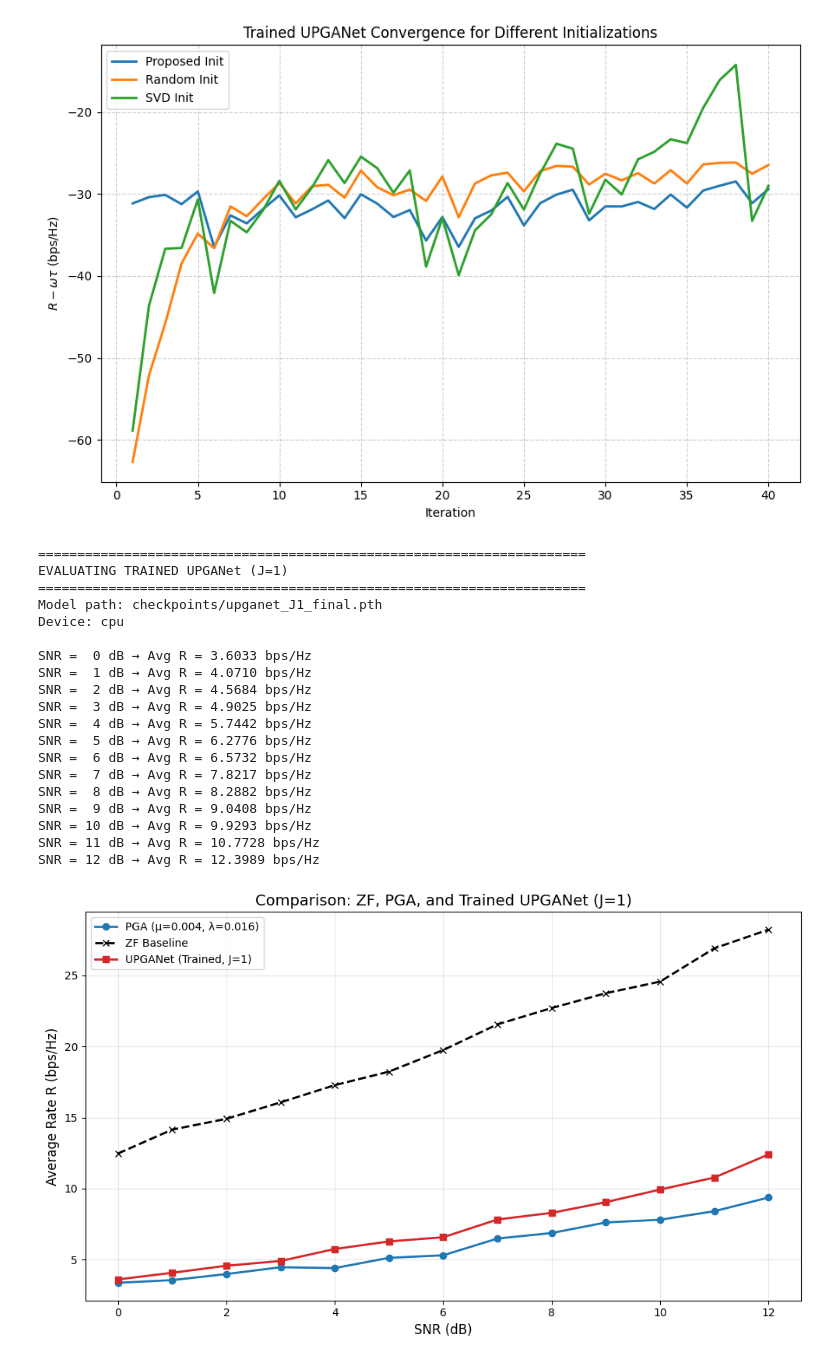
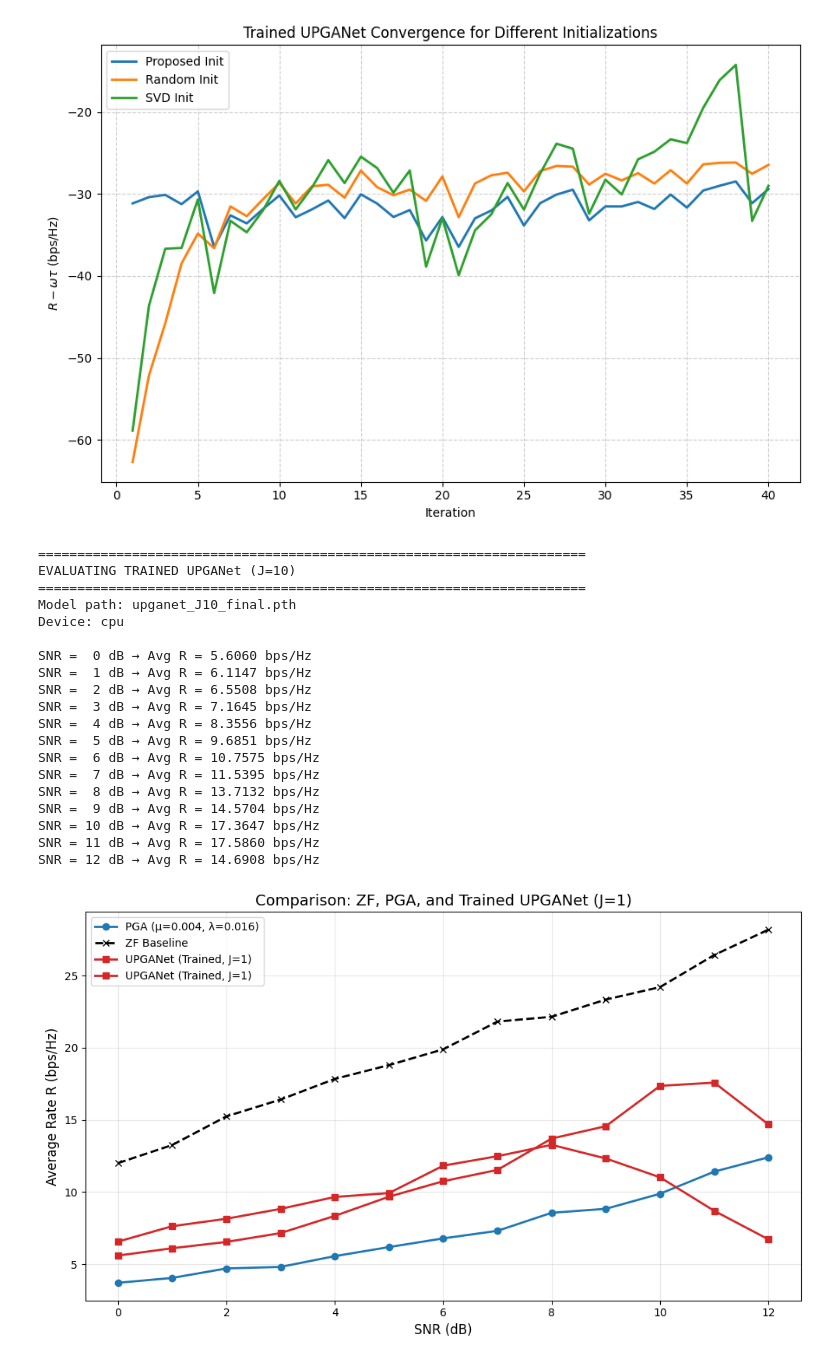
Before and after one commit to SurangaPrasad/mimo_jcas_system, a Jupyter notebook: pganet_implementation_upganet.ipynb, the cells around one changed output. Saved outputs shown, nothing was run; the diff lists cells and outputs as text; code cells hidden in the pictures.

Commit message:
j10 is trained

```diff
--- a/pganet_implementation_upganet.ipynb
+++ b/pganet_implementation_upganet.ipynb
@@ -1161,13 +1066,13 @@ KeyboardInterrupt:
 # Pre-Training Evaluation: UPGANet with Fixed Step Sizes (μ = 0.01, λ = 0.01)
 # This allows comparison with the earlier PGA results before learning step sizes
 
-def evaluate_fixed_step_upganet(J_values=[1], num_realizations=40, snr_range=range(0, 13)):
+def evaluate_fixed_step_upganet(J_values=[1], num_realizations=100, snr_range=range(0, 13)):
     """
     Evaluate UPGANet with fixed step sizes (no training)
     This should match the earlier PGA results
     """
     print("="*70)
-    print("EVALUATING UPGANet WITH FIXED STEP SIZES (μ=0.004, λ=0.016)")
+    print("EVALUATING UPGANet WITH FIXED STEP SIZES (μ=-0.037374, λ=0.024106)")
     print("="*70)
     print(f"Device: {device}")
     print(f"Number of realizations per SNR: {num_realizations}")
@@ -1187,8 +1092,8 @@ def evaluate_fixed_step_upganet(J_values=[1], num_realizations=40, snr_range=ran
         # Set all step sizes to 0.01 (no training)
         with torch.no_grad():
             for layer in model.layers:
-                layer.mu.fill_(0.004)  # Set all mu values to 0.01
-                layer.lambda_.fill_(0.016)  # Set lambda to 0.01
+                layer.mu.fill_(-0.041368)  # Set all mu values to -0.041368
+                layer.lambda_.fill_(0.024106)  # Set lambda to 0.024106
 
         model.eval()  # Set to evaluation mode
 
@@ -1302,7 +1207,7 @@ def plot_fixed_step_results(results, snr_range=range(0, 13)):
 print("Running pre-training evaluation with fixed step sizes...")
 print("This will take a few minutes...\n")
 
-fixed_results = evaluate_fixed_step_upganet(J_values=[1], num_realizations=40, snr_range=range(0, 13))
+fixed_results = evaluate_fixed_step_upganet(J_values=[1], num_realizations=100, snr_range=range(0, 13))
 
 # Plot results
 plot_fixed_step_results(fixed_results, snr_range=range(0, 13))
@@ -1746,52 +1632,52 @@ def evaluate_trained_upganet(model_path, J=1, num_realizations=40, snr_range=ran
 # %%
 # Evaluate trained UPGANet (J=1)
 trained_results = evaluate_trained_upganet(
-    model_path="checkpoints/upganet_J1_final.pth",
-    J=1,
-    num_realizations=40,
+    model_path="upganet_J10_final.pth",
+    J=10,
+    num_realizations=100,
     snr_range=range(0, 13)
 )
 
 # Add to results dictionary
-fixed_results['UPGANet_J1_trained'] = trained_results
+fixed_results['UPGANet_J10_trained'] = trained_results
 
 # Re-plot including trained model
 plt.figure(figsize=(10, 6))
 snrs = list(range(0, 13))
 
 for label, rates in fixed_results.items():
     if 'ZF' in label:
         plt.plot(snrs, rates, marker='x', linewidth=2, color='black', linestyle='--', label='ZF Baseline')
     elif 'fixed' in label:
         plt.plot(snrs, rates, marker='o', linewidth=2, color='tab:blue', label='PGA (μ=0.004, λ=0.016)')
     elif 'trained' in label:
         plt.plot(snrs, rates, marker='s', linewidth=2, color='tab:red', label='UPGANet (Trained, J=1)')
 
 plt.xlabel('SNR (dB)', fontsize=12)
 plt.ylabel('Average Rate R (bps/Hz)', fontsize=12)
 plt.title('Comparison: ZF, PGA, and Trained UPGANet (J=1)', fontsize=14)
 plt.grid(True, alpha=0.3)
 plt.legend(fontsize=10)
 plt.tight_layout()
 plt.show()
 # %% [output]
 ======================================================================
-EVALUATING TRAINED UPGANet (J=1)
+EVALUATING TRAINED UPGANet (J=10)
 ======================================================================
-Model path: checkpoints/upganet_J1_final.pth
+Model path: upganet_J10_final.pth
 Device: cpu
 
-SNR =  0 dB → Avg R = 3.6033 bps/Hz
-SNR =  1 dB → Avg R = 4.0710 bps/Hz
-SNR =  2 dB → Avg R = 4.5684 bps/Hz
-SNR =  3 dB → Avg R = 4.9025 bps/Hz
-SNR =  4 dB → Avg R = 5.7442 bps/Hz
-SNR =  5 dB → Avg R = 6.2776 bps/Hz
-SNR =  6 dB → Avg R = 6.5732 bps/Hz
-SNR =  7 dB → Avg R = 7.8217 bps/Hz
-SNR =  8 dB → Avg R = 8.2882 bps/Hz
-SNR =  9 dB → Avg R = 9.0408 bps/Hz
-SNR = 10 dB → Avg R = 9.9293 bps/Hz
-SNR = 11 dB → Avg R = 10.7728 bps/Hz
-SNR = 12 dB → Avg R = 12.3989 bps/Hz
+SNR =  0 dB → Avg R = 5.6060 bps/Hz
+SNR =  1 dB → Avg R = 6.1147 bps/Hz
+SNR =  2 dB → Avg R = 6.5508 bps/Hz
+SNR =  3 dB → Avg R = 7.1645 bps/Hz
+SNR =  4 dB → Avg R = 8.3556 bps/Hz
+SNR =  5 dB → Avg R = 9.6851 bps/Hz
+SNR =  6 dB → Avg R = 10.7575 bps/Hz
+SNR =  7 dB → Avg R = 11.5395 bps/Hz
+SNR =  8 dB → Avg R = 13.7132 bps/Hz
+SNR =  9 dB → Avg R = 14.5704 bps/Hz
+SNR = 10 dB → Avg R = 17.3647 bps/Hz
+SNR = 11 dB → Avg R = 17.5860 bps/Hz
+SNR = 12 dB → Avg R = 14.6908 bps/Hz
-[figure, old version]
+[figure, new version]
```
Also changed, not shown: parts of 6 cells of this notebook, 3 other files.
